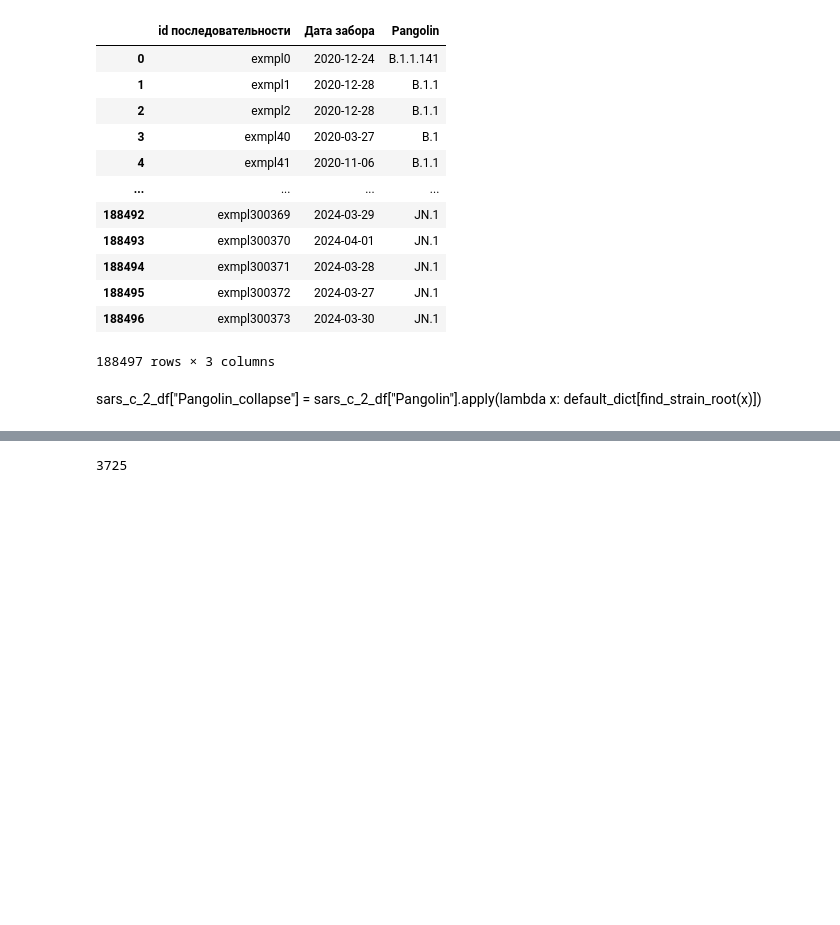
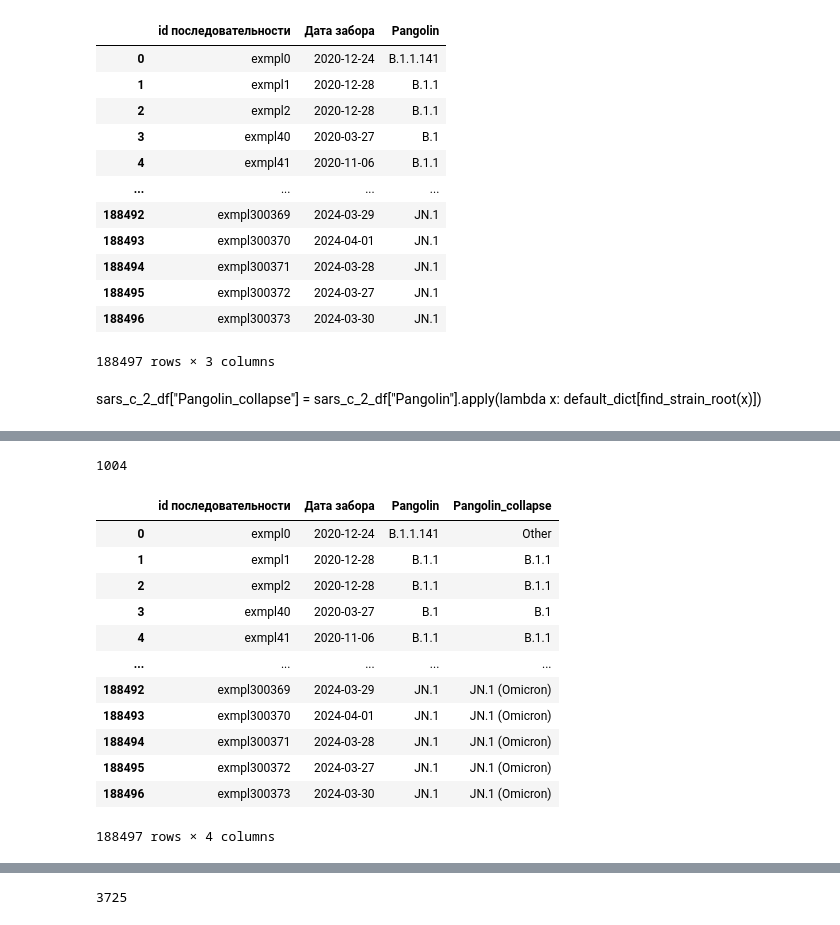
Before and after one commit to magletdinov/lineages-website-fork, a Jupyter notebook: collapse_pangolin_names/collapse.ipynb, the cells around one changed output, grey strips where cells are left out. Drawn from its saved outputs; the diff is of its cells as text; code cells hidden in the pictures; blank space fills up the shorter version.

```diff
--- a/collapse_pangolin_names/collapse.ipynb
+++ b/collapse_pangolin_names/collapse.ipynb
@@ -248,5 +280,25 @@ GE.1.5
+# %%
+len(collapse_mapping)
+# %% [output]
+1004
 # %%
 sars_c_2_df["Pangolin_collapse"] = sars_c_2_df["Pangolin"].apply(lambda x: collapse_mapping[x])
+# %%
+sars_c_2_df
+# %% [output]
+|  | id последовательности | Дата забора | Pangolin | Pangolin_collapse |
+| 0 | exmpl0 | 2020-12-24 | B.1.1.141 | Other |
+| 1 | exmpl1 | 2020-12-28 | B.1.1 | B.1.1 |
+| 2 | exmpl2 | 2020-12-28 | B.1.1 | B.1.1 |
+| 3 | exmpl40 | 2020-03-27 | B.1 | B.1 |
+| 4 | exmpl41 | 2020-11-06 | B.1.1 | B.1.1 |
+| ... | ... | ... | ... | ... |
+| 188492 | exmpl300369 | 2024-03-29 | JN.1 | JN.1 (Omicron) |
+| 188493 | exmpl300370 | 2024-04-01 | JN.1 | JN.1 (Omicron) |
+| 188494 | exmpl300371 | 2024-03-28 | JN.1 | JN.1 (Omicron) |
+| 188495 | exmpl300372 | 2024-03-27 | JN.1 | JN.1 (Omicron) |
+| 188496 | exmpl300373 | 2024-03-30 | JN.1 | JN.1 (Omicron) |
+188497 rows × 4 columns
 # %%
 sars_c_2_df
 # %% [output]
```
Also changed, not shown: parts of 21 cells of this notebook, 5 other files.
